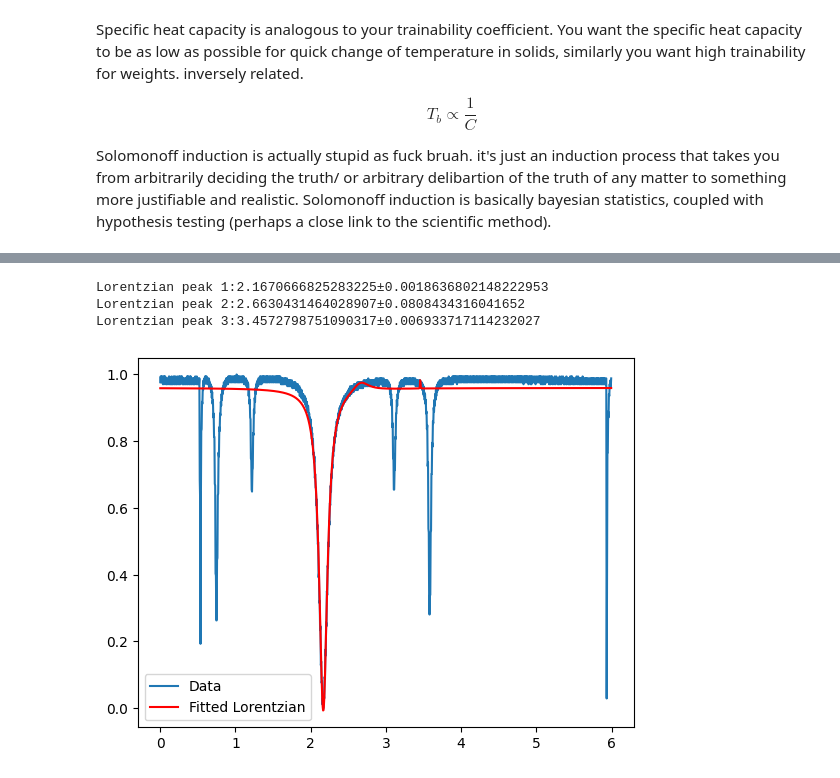
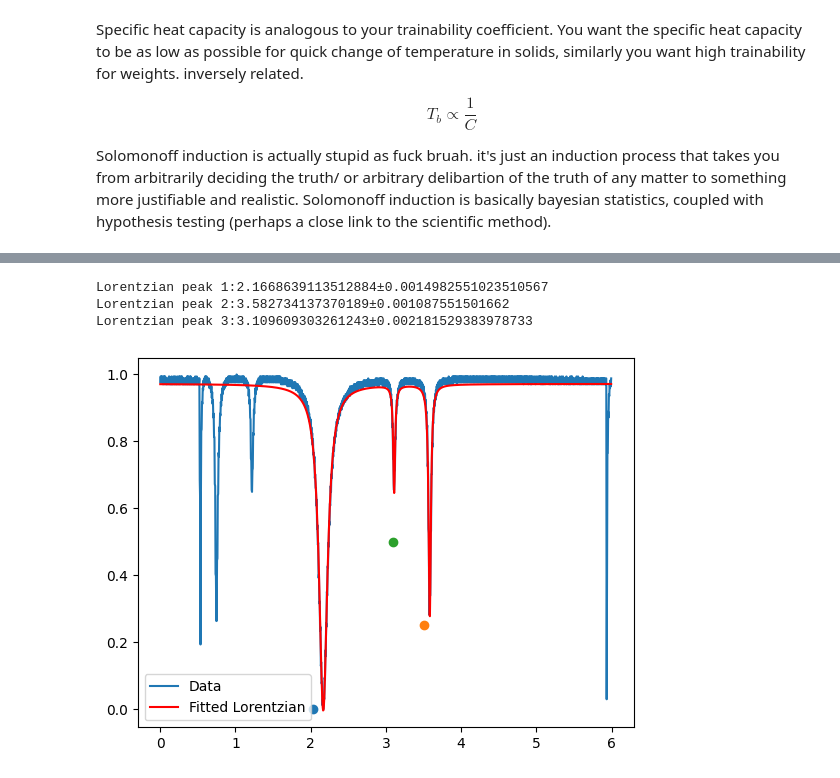
Before and after one commit to imathrock/Optical_Pumping, a Jupyter notebook: Data_analysis.ipynb, the cells around one changed output, grey strips where cells are left out. Cells and saved outputs as stored; diff of their text form; code cells hidden in the pictures.

```diff
--- a/Data_analysis.ipynb
+++ b/Data_analysis.ipynb
@@ -68,6 +68,9 @@ def fit_lorentzian(p0,df):
     print(f"Lorentzian peak 2:{popt[5]}±{perr[5]}")
     print(f"Lorentzian peak 3:{popt[8]}±{perr[8]}")
     plt.plot(x_data, y_data, label='Data')
+    plt.scatter(p0[2],p0[1])
+    plt.scatter(p0[5],p0[4])
+    plt.scatter(p0[8],p0[7])
     plt.plot(x_data, triple_lorentzian(x_data, *popt), 'r-', label='Fitted Lorentzian')
     plt.legend()
     plt.show()
@@ -91,8 +94,8 @@ Lorentzian peak 3:2.489484193224263±0.061670306127795206
 # %%
-p0_guess = [1.0,-1.0,2.025,0.018,-0.5,3.0,0.023,-0.75,3.5,0.022]
+p0_guess = [1.0,0,2.025,0.018,0.25,3.5,0.023,0.5,3.1,0.022]
 popt,perr = fit_lorentzian(p0_guess,df_75)
 # %% [output]
-Lorentzian peak 1:2.1670666825283225±0.0018636802148222953
-Lorentzian peak 2:2.6630431464028907±0.0808434316041652
-Lorentzian peak 3:3.4572798751090317±0.006933717114232027
+Lorentzian peak 1:2.1668639113512884±0.0014982551023510567
+Lorentzian peak 2:3.582734137370189±0.001087551501662
+Lorentzian peak 3:3.109609303261243±0.002181529383978733
-[figure, old version]
+[figure, new version]
```
Also changed, not shown: parts of 7 cells of this notebook.
